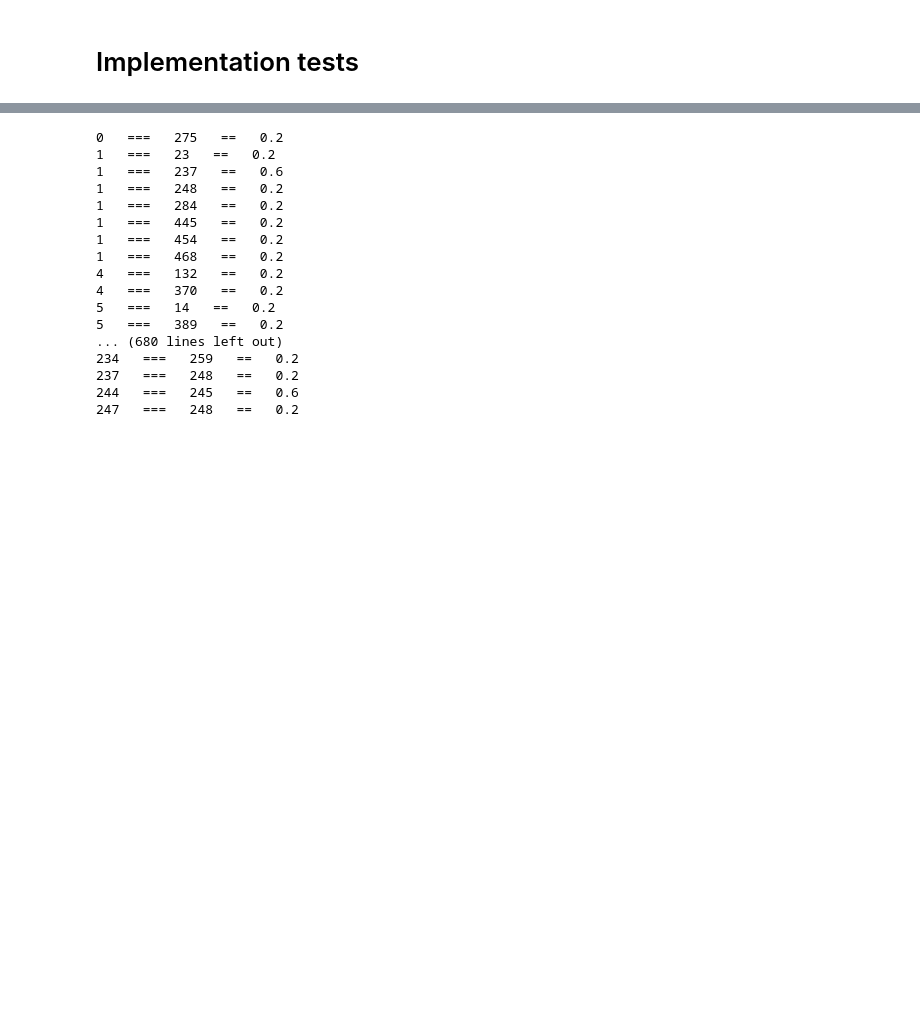
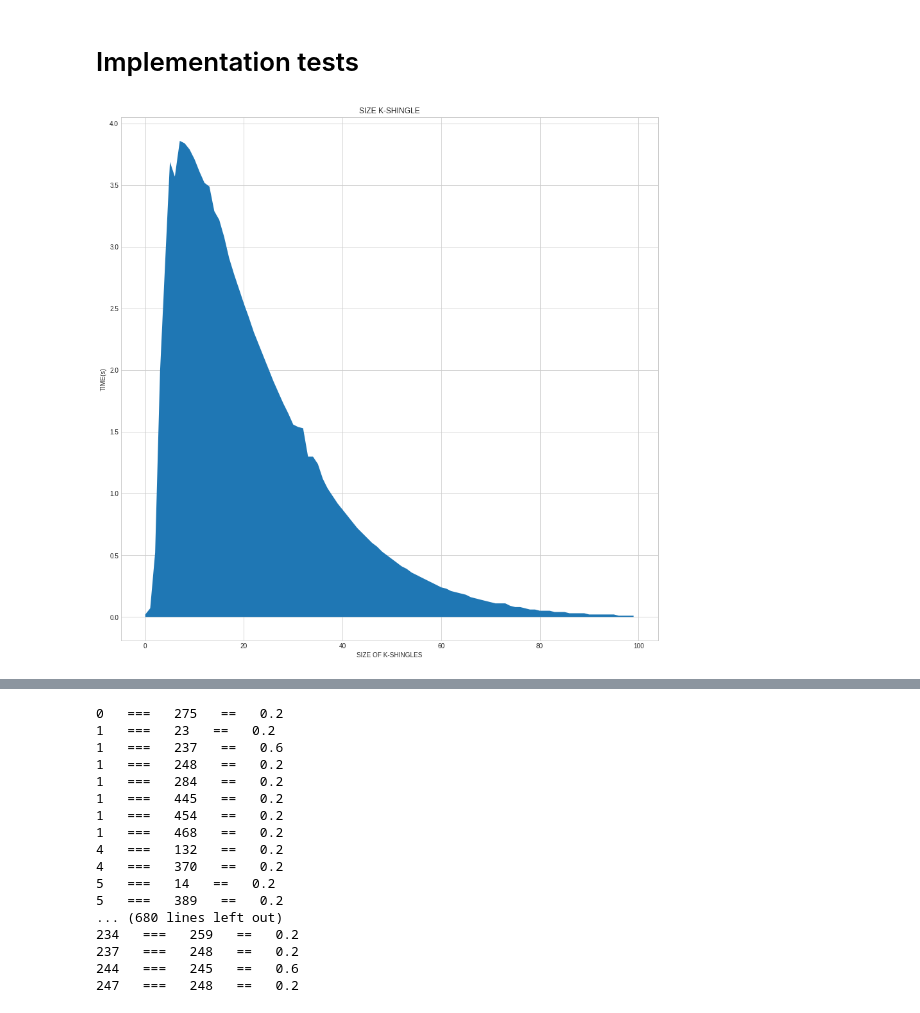
Before and after one commit to Panongbene/PROJECT_DATA_SCIENCE, a Jupyter notebook: Document_Similarity/Panongbene_Jean_Mohamed_Sawadogo.ipynb, the cells around one changed output, grey strips where cells are left out. Drawn from its saved outputs; the diff is of its cells as text; code cells hidden in the pictures; blank space fills up the shorter version.

```diff
--- a/Document_Similarity/Panongbene_Jean_Mohamed_Sawadogo.ipynb
+++ b/Document_Similarity/Panongbene_Jean_Mohamed_Sawadogo.ipynb
@@ -47,3 +53,17 @@ data_frame_text_1 = pd.DataFrame(data=array_data, columns=['Text_line'])
+# %%
+#https://www.kaggle.com/tilii7/hyperparameter-grid-search-with-xgboost
+def timer(start_time=None):
+    """This function compute the execution time of algorithm"""
+
+    if not start_time:
+        start_time = datetime.now()
+        return start_time
+    elif start_time:
+        thour, temp_sec = divmod((datetime.now() - start_time).total_seconds(), 3600)
+        tmin, tsec = divmod(temp_sec, 60)
+        #print('\n Time taken: %i hours %i minutes and %s seconds.' % (thour, tmin, round(tsec, 2)))
+
+    return thour, tmin, round(tsec, 2)
 # %% [markdown]
 # Define the Jaccard similarity
 # %%
@@ -257,3 +277,32 @@ def locality_sensitive_hashing(signature_matrix,number_of_bande,shingle_hash):
 # %%
 #dictionnary_doc = preprocessing_document(array_data)
 dictionnary_doc_1 = preprocessing_doc(array_data)
+# %%
+for i in dictionnary_doc_1:
+    print("id doc = ",i,"  doc = ",dictionnary_doc_1[i])
+# %%
+# creation of k-shingling
+k_shingling_carac, shingle_hash = k_shingling_caractere(dictionnary_doc_1, size_shingle)
+# %%
+sike_k_shingling = [i for i in range(100)]
+execution_time = list()
+number_of_k_shingle_different = list()
+for i in sike_k_shingling:
+
+    start_time = timer(None)
+    k_shingling_carac, shingle_hash = k_shingling_caractere(dictionnary_doc_1, i+1)
+
+    thour, tmin, tsec = timer(start_time)
+    execution_time.append(thour*3600+tmin*60 + tsec)
+    number_of_k_shingle_different.append(len(shingle_hash))
+# %%
+plt.figure(figsize=(15,15))
+# Area plot
+plt.xlabel('SIZE OF K-SHINGLES')
+plt.ylabel('TIME(s)')
+plt.title('SIZE K-SHINGLE')
+plt.fill_between(sike_k_shingling, execution_time)
+plt.savefig('execution_time.png')
+plt.show()
+# %% [output]
+[figure, added]
```
Also changed, not shown: parts of 12 cells of this notebook, 1 other file.
